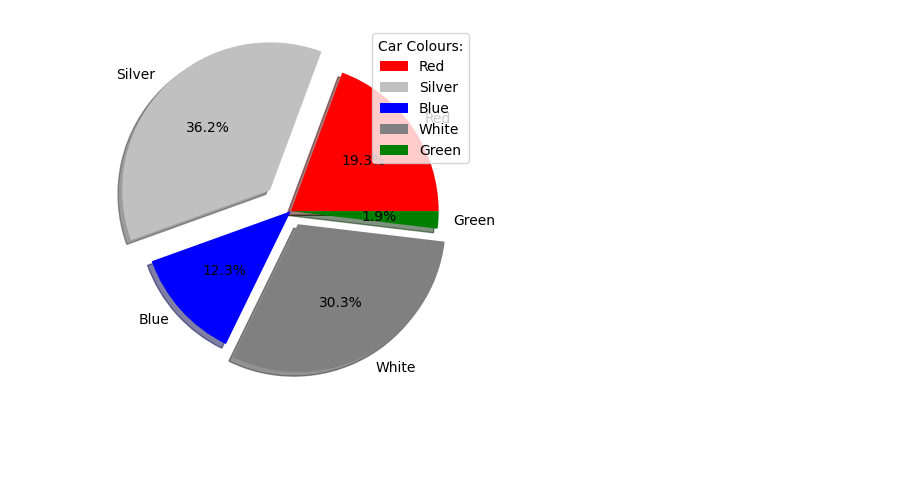
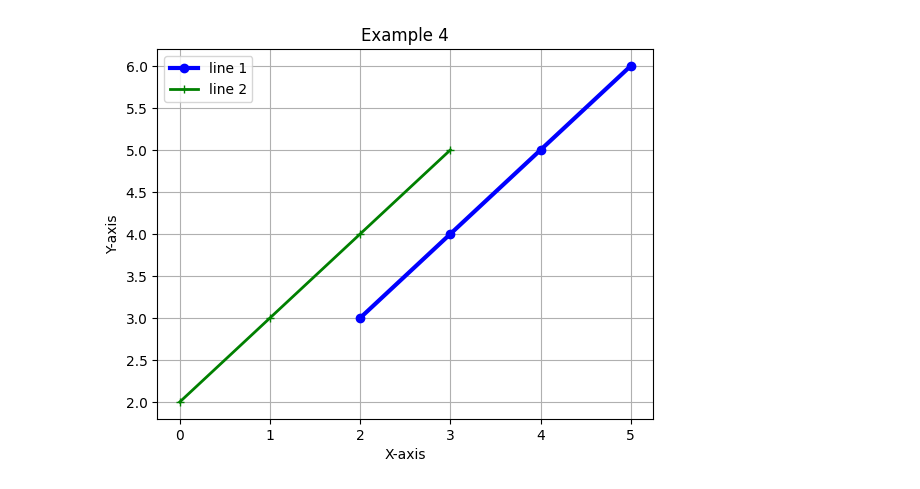
Before and after one commit to Guilty-Snake/computational-mathematics-workshops, a Jupyter notebook: W3.ipynb, the cells around one changed output. Saved outputs shown, nothing was run; the diff lists cells and outputs as text; code cells hidden in the pictures; blank space fills up the shorter version.

```diff
--- a/W3.ipynb
+++ b/W3.ipynb
@@ -96,11 +42,15 @@ plt.show()
-# %%
-import matplotlib.pyplot as plt
-CarColor=["Red","Silver","Blue","White","Green"]
-data = [123, 230, 78, 193, 12]
-c=["red","silver","blue","grey","Green"]
-myexplode = [0, 0.2, 0, 0.1,0]
-plt.pie(data,labels=CarColor,colors=c,autopct="%0.1f%%",explode = myexplode,shadow = True)
-plt.legend(title = "Car Colours:")
-plt.show()
-# %% [output]
-[figure, removed]
+# %%
+#Example 4
+import matplotlib.pyplot as plt
+x=[2, 3, 4, 5]
+y=[3, 4, 5, 6]
+plt.plot(x, y, marker='o', color='blue',label='line 1', linewidth=3)
+plt.plot(x, marker='+', color='green',label='line 2', linewidth=2)
+plt.title('Example 4')
+plt.xlabel('X-axis')
+plt.ylabel('Y-axis')
+plt.legend()
+plt.grid()
+plt.show()
+# %% [output]
+[figure, added]
```
Also changed, not shown: parts of 26 cells of this notebook.
